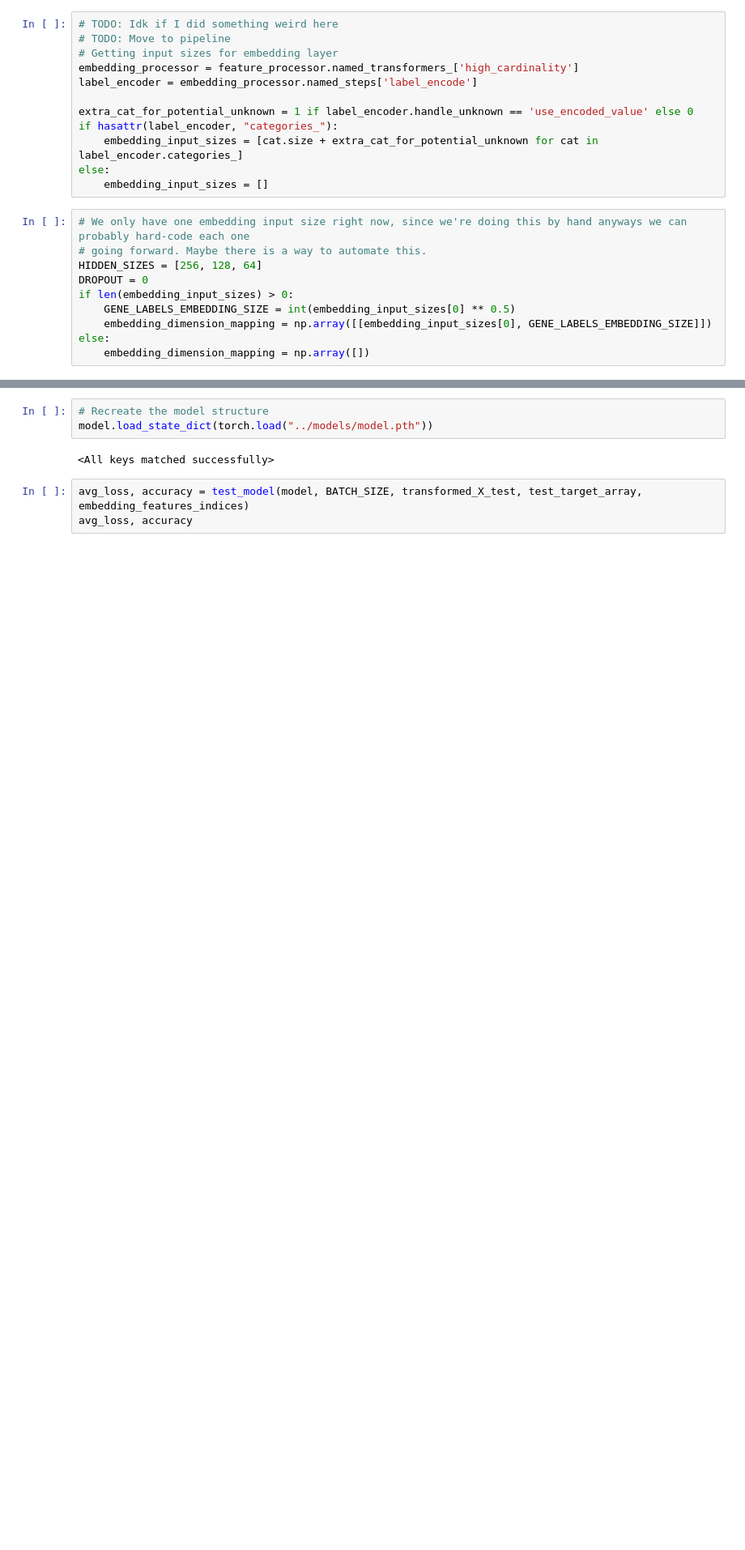
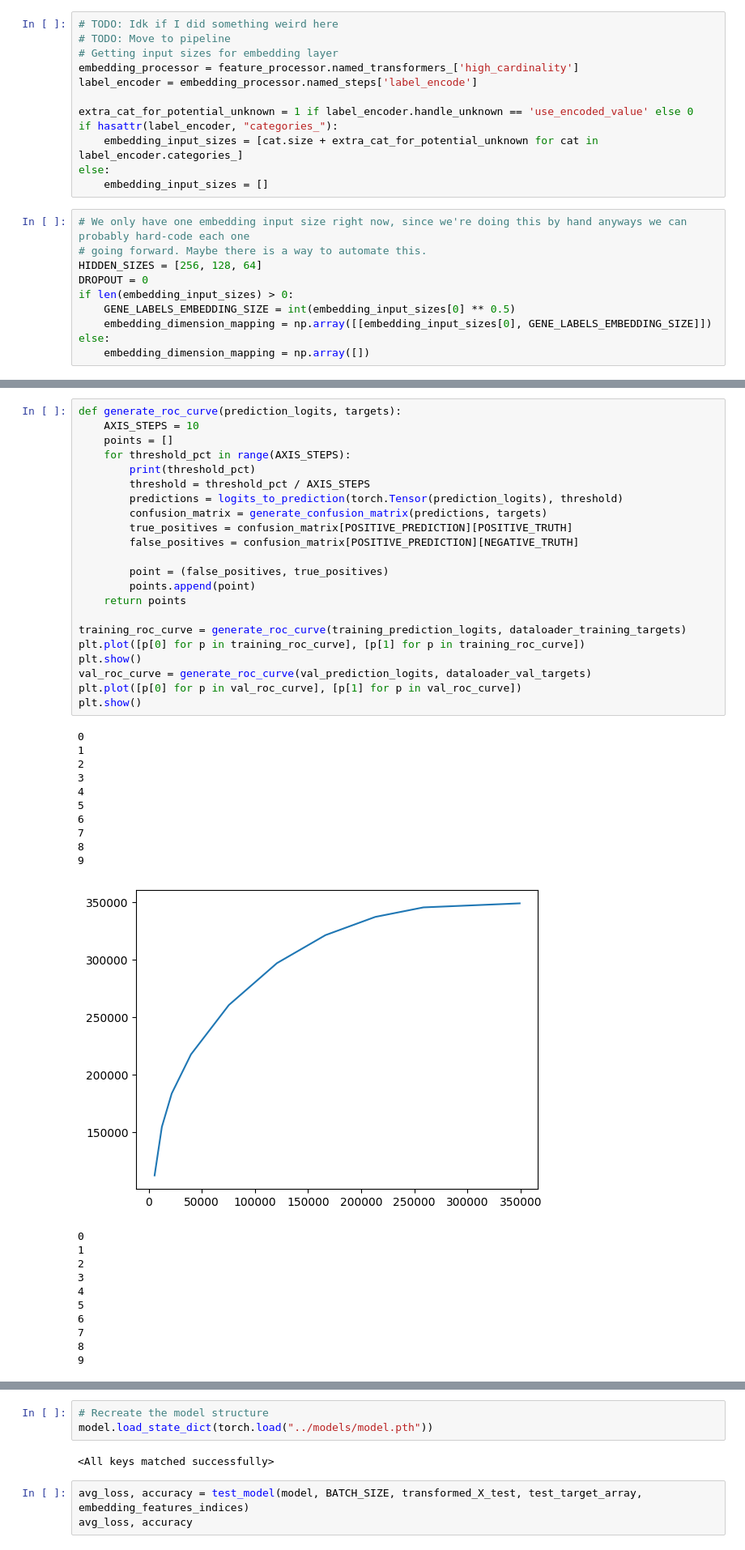
Before and after one commit to jeffbrin/gene-variation-effects-ml, a Jupyter notebook: notebooks/main.ipynb, the cells around one changed output, grey strips where cells are left out. Shown at 81% size. Cells and saved outputs as stored; diff of their text form; blank space fills up the shorter version.

```diff
--- a/notebooks/main.ipynb
+++ b/notebooks/main.ipynb
@@ -141 +148,45 @@ plt.clf()
 <Figure size 640x480 with 0 Axes>
+# %%
+def generate_roc_curve(prediction_logits, targets):
+    AXIS_STEPS = 10
+    points = []
+    for threshold_pct in range(AXIS_STEPS):
+        print(threshold_pct)
+        threshold = threshold_pct / AXIS_STEPS
+        predictions = logits_to_prediction(torch.Tensor(prediction_logits), threshold)
+        confusion_matrix = generate_confusion_matrix(predictions, targets)
+        true_positives = confusion_matrix[POSITIVE_PREDICTION][POSITIVE_TRUTH]
+        false_positives = confusion_matrix[POSITIVE_PREDICTION][NEGATIVE_TRUTH]
+
+        point = (false_positives, true_positives)
+        points.append(point)
+    return points
+
+training_roc_curve = generate_roc_curve(training_prediction_logits, dataloader_training_targets)
+plt.plot([p[0] for p in training_roc_curve], [p[1] for p in training_roc_curve])
+plt.show()
+val_roc_curve = generate_roc_curve(val_prediction_logits, dataloader_val_targets)
+plt.plot([p[0] for p in val_roc_curve], [p[1] for p in val_roc_curve])
+plt.show()
+# %% [output]
+0
+1
+2
+3
+4
+5
+6
+7
+8
+9
+[figure, added]
+0
+1
+2
+3
+4
+5
+6
+7
+8
+9
```
Also changed, not shown: parts of 6 cells of this notebook, 6 other files.
